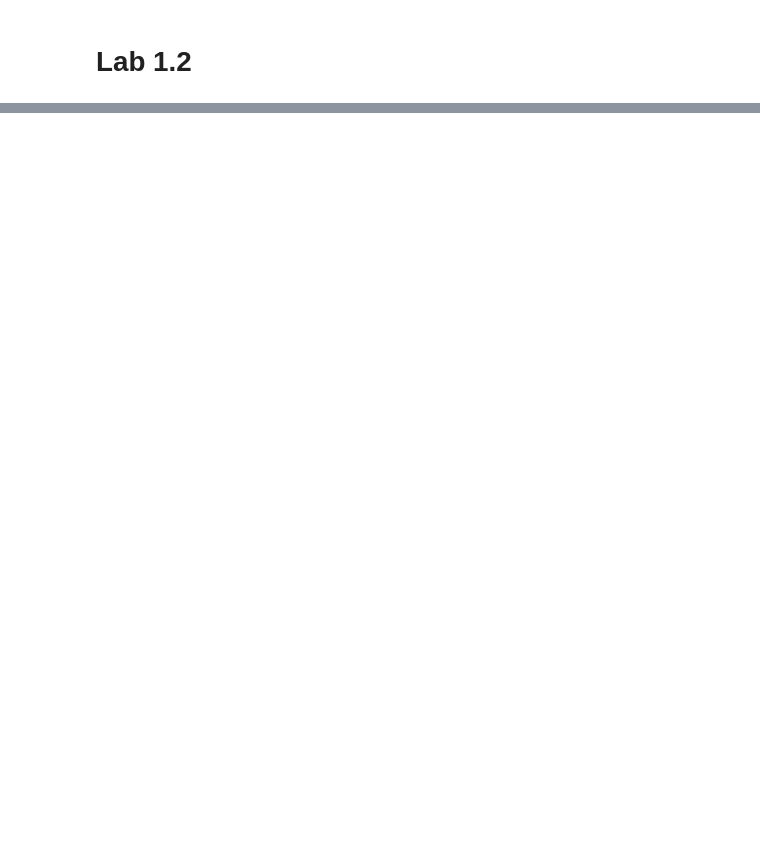
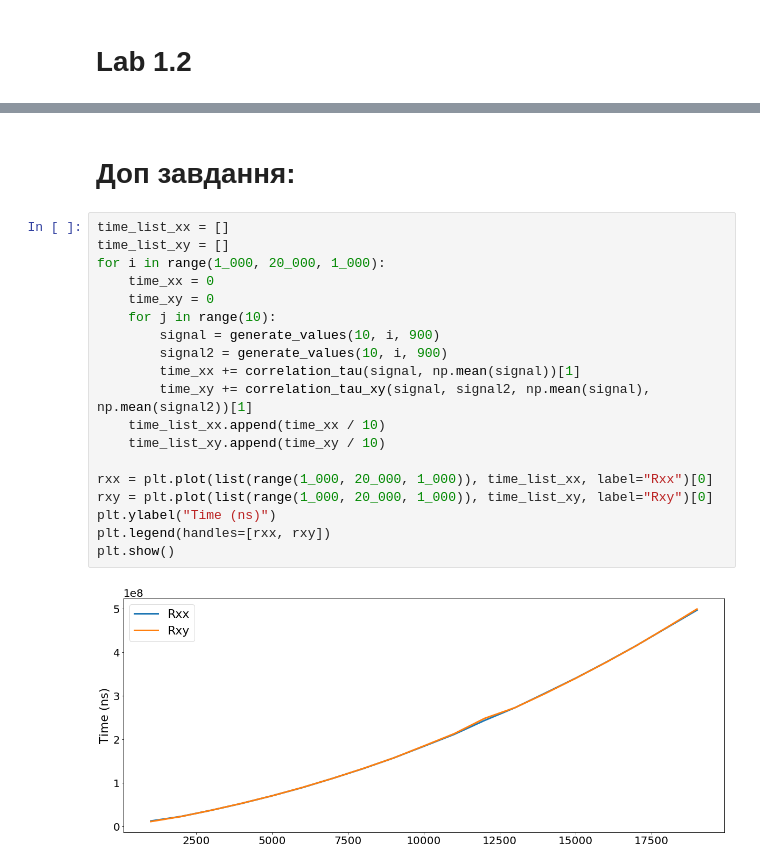
Before and after one commit to grilyony/lab1.1-1.2_rts, a Jupyter notebook: labs1.ipynb, the cells around one changed output, grey strips where cells are left out. Cells and saved outputs as stored; diff of their text form; blank space fills up the shorter version.

```diff
--- a/labs1.ipynb
+++ b/labs1.ipynb
@@ -138,0 +136,23 @@ Correlation (Ryy(tau = 0)) (2-nd): 33.69534389070545
+# %% [markdown]
+# Доп завдання:
+# %%
+time_list_xx = []
+time_list_xy = []
+for i in range(1_000, 20_000, 1_000):
+    time_xx = 0
+    time_xy = 0
+    for j in range(10):
+        signal = generate_values(10, i, 900)
+        signal2 = generate_values(10, i, 900)
+        time_xx += correlation_tau(signal, np.mean(signal))[1]
+        time_xy += correlation_tau_xy(signal, signal2, np.mean(signal), np.mean(signal2))[1]
+    time_list_xx.append(time_xx / 10)
+    time_list_xy.append(time_xy / 10)
+
+rxx = plt.plot(list(range(1_000, 20_000, 1_000)), time_list_xx, label="Rxx")[0]
+rxy = plt.plot(list(range(1_000, 20_000, 1_000)), time_list_xy, label="Rxy")[0]
+plt.ylabel("Time (ns)")
+plt.legend(handles=[rxx, rxy])
+plt.show()
+# %% [output]
+[figure, added]
```
Also changed, not shown: parts of 8 cells of this notebook.
